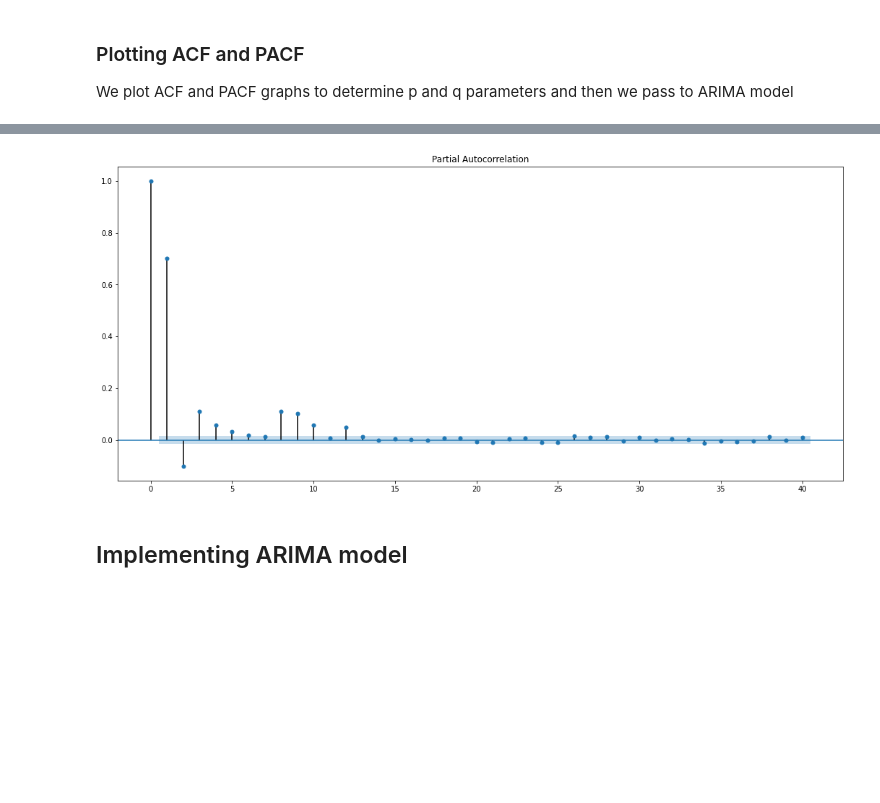
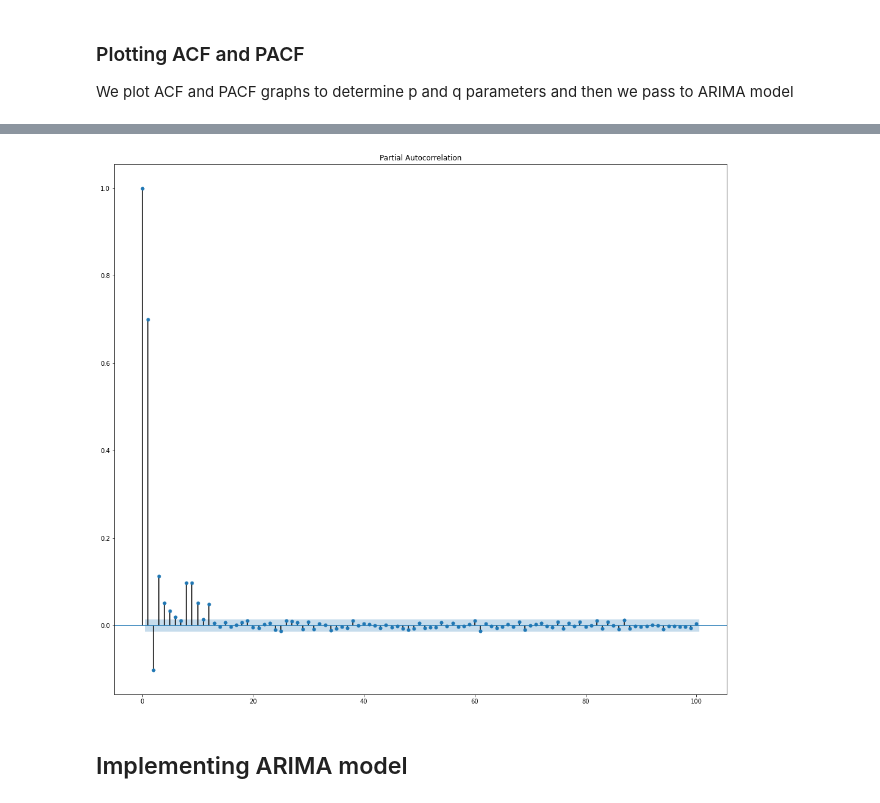
Before and after one commit to ashishlamsal/appliance-energy-prediction, a Jupyter notebook: appliance_energy_prediction.ipynb, the cells around one changed output, grey strips where cells are left out. Cells and saved outputs as stored; diff of their text form; code cells hidden in the pictures; blank space fills up the shorter version.

Commit message:
graph fixed

```diff
--- a/appliance_energy_prediction.ipynb
+++ b/appliance_energy_prediction.ipynb
@@ -573,7 +577,7 @@ In this approach, both trend and seasonality are modeled separately and the rema
 from statsmodels.tsa.seasonal import seasonal_decompose
 from pylab import rcParams
 # %%
-decompfreq = 6 * 24 * 14  # frequency is in weeks
+decompfreq = 6 * 24 * 7  # frequency is in weeks
 result = seasonal_decompose(df_ts, freq=decompfreq, model="additive")
 rcParams["figure.figsize"] = 18, 16
 fig = result.plot()
@@ -617,21 +618,0 @@ from statsmodels.tsa.stattools import acf, pacf
-# %%
-ts_column = residual["Appliances"]
-
-acf_cases = acf(ts_column, nlags=20)
-pacf_cases = pacf(ts_column, nlags=20, method="ols")
-
-rcParams["figure.figsize"] = 18, 8
-plt.subplot(121)
-plt.plot(acf_cases)
-plt.axhline(y=0, linestyle="--", color="gray")
-plt.axhline(y=-1.96 / np.sqrt(len(ts_column)), linestyle="--", color="gray")
-plt.axhline(y=1.96 / np.sqrt(len(ts_column)), linestyle="--", color="gray")
-plt.title("Autocorrelation Function")
-
-plt.subplot(122)
-plt.plot(pacf_cases)
-plt.axhline(y=0, linestyle="--", color="gray")
-plt.axhline(y=-1.96 / np.sqrt(len(ts_column)), linestyle="--", color="gray")
-plt.axhline(y=1.96 / np.sqrt(len(ts_column)), linestyle="--", color="gray")
-plt.title("Partial Autocorrelation Function")
-plt.tight_layout()
@@ -646,7 +626,7 @@ fig1 = plot_acf(ts_column, lags=40)
 # %%
-fig2 = plot_pacf(ts_column, lags=40)
+fig2 = plot_pacf(ts_column, lags=100)
 # %% [output]
-[figure, old version]
+[figure, new version]
 # %% [markdown]
 ## Implementing ARIMA model
 # %%
```
Also changed, not shown: parts of 20 cells of this notebook.
